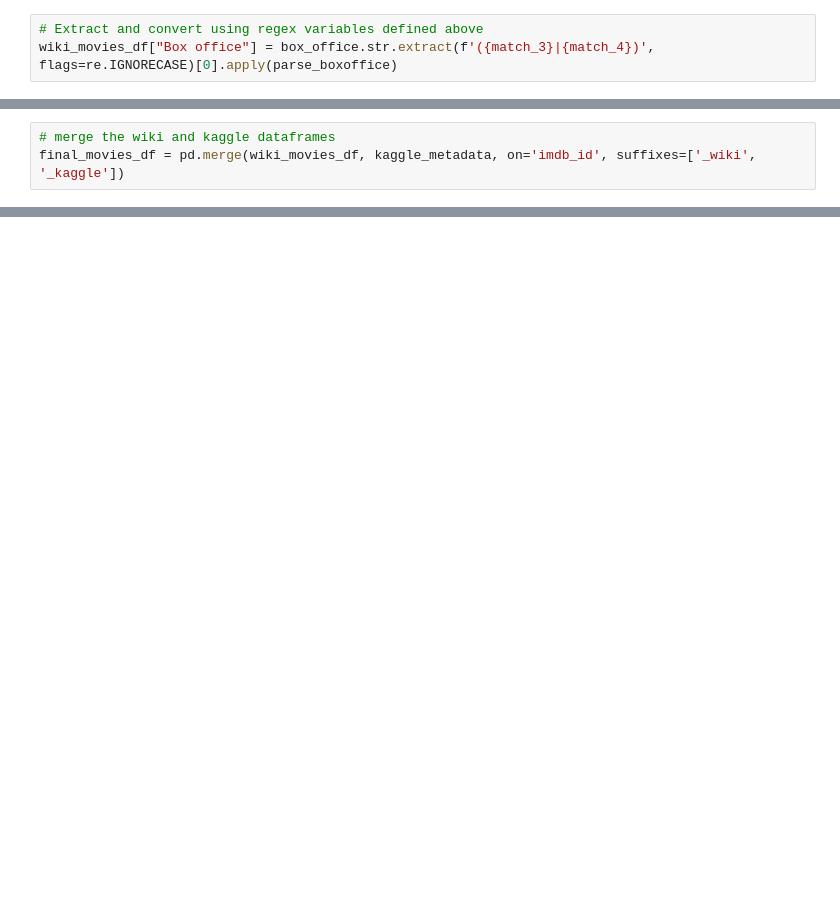
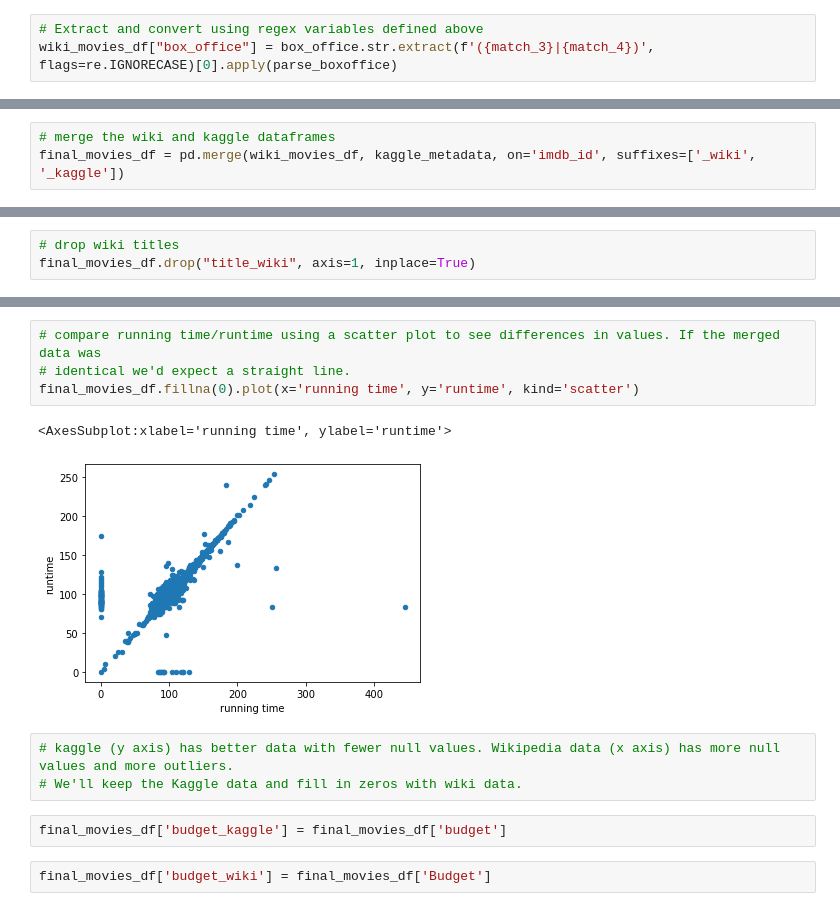
Before and after one commit to conorwhanson/Movies_ETL, a Jupyter notebook: movie_data_extract.ipynb, the cells around one changed output, grey strips where cells are left out. Saved outputs shown, nothing was run; the diff lists cells and outputs as text; blank space fills up the shorter version.

```diff
--- a/movie_data_extract.ipynb
+++ b/movie_data_extract.ipynb
@@ -200,5 +445,5 @@ def parse_boxoffice(v):
         return np.nan
 # %%
 # Extract and convert using regex variables defined above
-wiki_movies_df["Box office"] = box_office.str.extract(f'({match_3}|{match_4})', flags=re.IGNORECASE)[0].apply(parse_boxoffice)
+wiki_movies_df["box_office"] = box_office.str.extract(f'({match_3}|{match_4})', flags=re.IGNORECASE)[0].apply(parse_boxoffice)
 # %%
@@ -367,0 +906,3 @@ final_movies_df[final_movies_df['title_wiki'] != final_movies_df['title_kaggle']
+# %%
+# drop wiki titles
+final_movies_df.drop("title_wiki", axis=1, inplace=True)
@@ -367,0 +939,14 @@ final_movies_df[final_movies_df['title_wiki'] != final_movies_df['title_kaggle']
+# %%
+# compare running time/runtime using a scatter plot to see differences in values. If the merged data was
+# identical we'd expect a straight line.
+final_movies_df.fillna(0).plot(x='running time', y='runtime', kind='scatter')
+# %% [output]
+<AxesSubplot:xlabel='running time', ylabel='runtime'>
+[figure, added]
+# %%
+# kaggle (y axis) has better data with fewer null values. Wikipedia data (x axis) has more null values and more outliers.
+# We'll keep the Kaggle data and fill in zeros with wiki data.
+# %%
+final_movies_df['budget_kaggle'] = final_movies_df['budget']
+# %%
+final_movies_df['budget_wiki'] = final_movies_df['Budget']
```
Also changed, not shown: parts of 79 cells of this notebook.
